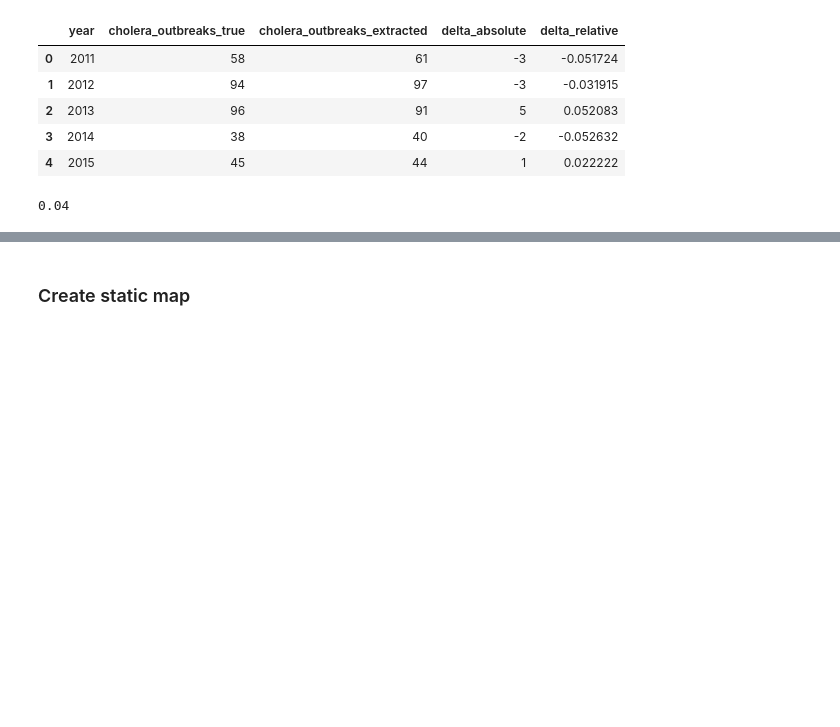
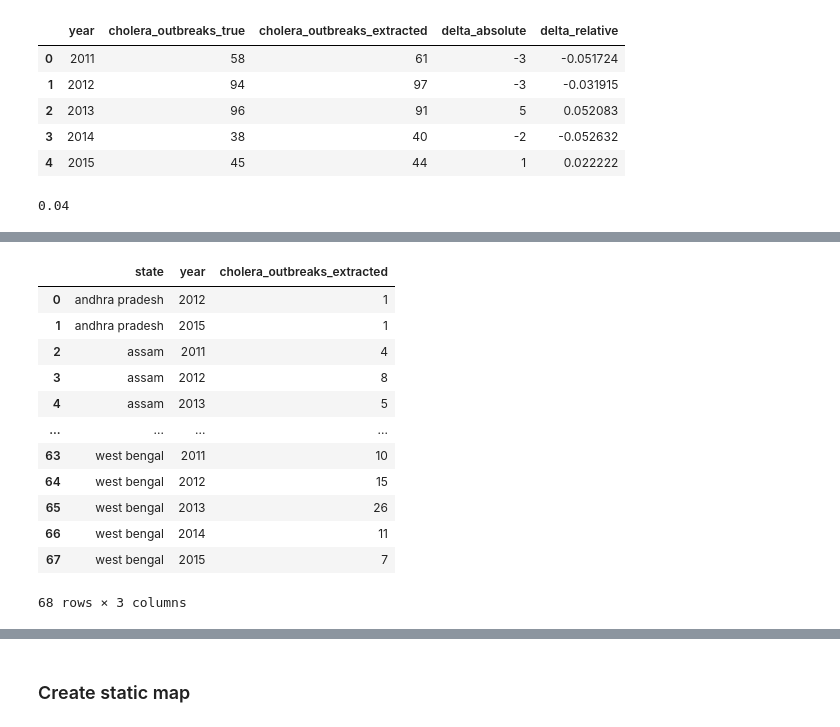
Before and after one commit to alexvmt/cholera_risk_modeling, a Jupyter notebook: 3_exploratory_data_analysis_and_validation/exploratory_data_analysis_and_validation.ipynb, the cells around one changed output, grey strips where cells are left out. Saved outputs shown, nothing was run; the diff lists cells and outputs as text; code cells hidden in the pictures; blank space fills up the shorter version.

```diff
--- a/3_exploratory_data_analysis_and_validation/exploratory_data_analysis_and_validation.ipynb
+++ b/3_exploratory_data_analysis_and_validation/exploratory_data_analysis_and_validation.ipynb
@@ -225,0 +245,19 @@ Unfortunately, not all cholera outbreaks seem to have been correctly identified
+# %%
+cholera_outbreaks_state_extracted = cholera_outbreaks.loc[(cholera_outbreaks['year'] >= 2011) & (cholera_outbreaks['year'] <= 2015)][['state', 'year', 'outbreak']].groupby(['state', 'year']).sum().reset_index()
+cholera_outbreaks_state_extracted.columns = ['state', 'year', 'cholera_outbreaks_extracted']
+cholera_outbreaks_state_extracted['year'] = cholera_outbreaks_state_extracted['year'].astype(str)
+cholera_outbreaks_state_extracted
+# %% [output]
+|  | state | year | cholera_outbreaks_extracted |
+| 0 | andhra pradesh | 2012 | 1 |
+| 1 | andhra pradesh | 2015 | 1 |
+| 2 | assam | 2011 | 4 |
+| 3 | assam | 2012 | 8 |
+| 4 | assam | 2013 | 5 |
+| ... | ... | ... | ... |
+| 63 | west bengal | 2011 | 10 |
+| 64 | west bengal | 2012 | 15 |
+| 65 | west bengal | 2013 | 26 |
+| 66 | west bengal | 2014 | 11 |
+| 67 | west bengal | 2015 | 7 |
+68 rows × 3 columns
```
Also changed, not shown: parts of 22 cells of this notebook.
